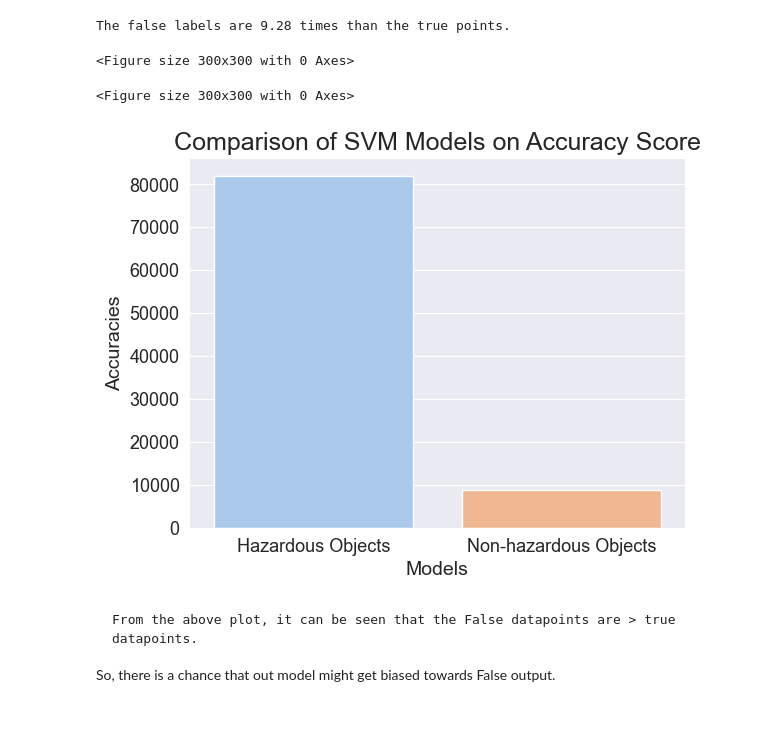
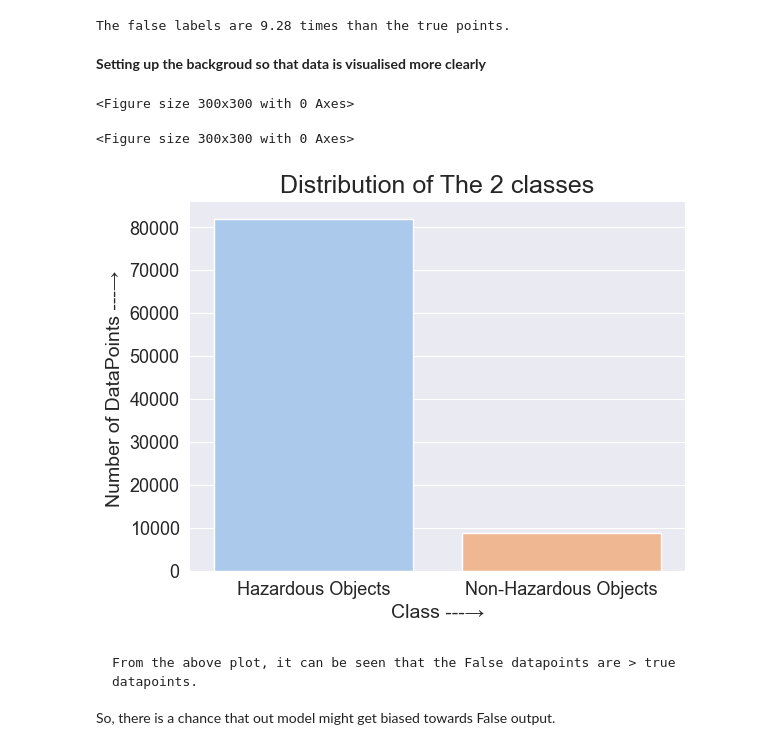
Before and after one commit to RashidSiddiqui2004/DevComm-ML-Task, a Jupyter notebook: DevCommNASAtask.ipynb, the cells around one changed output. Cells and saved outputs as stored; diff of their text form; code cells hidden in the pictures; blank space fills up the shorter version.

Commit message:
Uploaded the DevComm Project for evaluation
Nearest Earht Objects ML Project

```diff
--- a/DevCommNASAtask.ipynb
+++ b/DevCommNASAtask.ipynb
@@ -97,6 +97,8 @@ truePts = df['hazardous'].value_counts()[1]
 print("The false labels are {} times than the true points.".format(np.round(falsePts/truePts,2)))
 # %% [output]
 The false labels are 9.28 times than the true points.
+# %% [markdown]
+**Setting up the backgroud so that data is visualised more clearly**
 # %%
 sns.set_style('darkgrid')
 plt.rc('axes', titlesize=18)
@@ -112,14 +114,14 @@ plt.figure(figsize=(3,3))
 <Figure size 300x300 with 0 Axes>
 # %%
 l1 = [falsePts,truePts]
-x_labels = ["Hazardous Objects","Non-hazardous Objects"]
+x_labels = ["Hazardous Objects","Non-Hazardous Objects"]
 
 #using seaborn for visualisation of accuracies of different SVM Models
 ax = sns.barplot(x=x_labels, y=l1, palette='pastel', ci=None)
-ax.set(title='Comparison of SVM Models on Accuracy Score', xlabel='Models', ylabel='Accuracies')
+ax.set(title='Distribution of The 2 classes', xlabel='Class ---→', ylabel='Number of DataPoints ---→ ')
 plt.show()
 # %% [output]
-[figure, old version]
+[figure, new version]
 # %% [markdown]
     From the above plot, it can be seen that the False datapoints are > true datapoints.
 So, there is a chance that out model might get biased towards False output.
```
Also changed, not shown: parts of 29 cells of this notebook.
